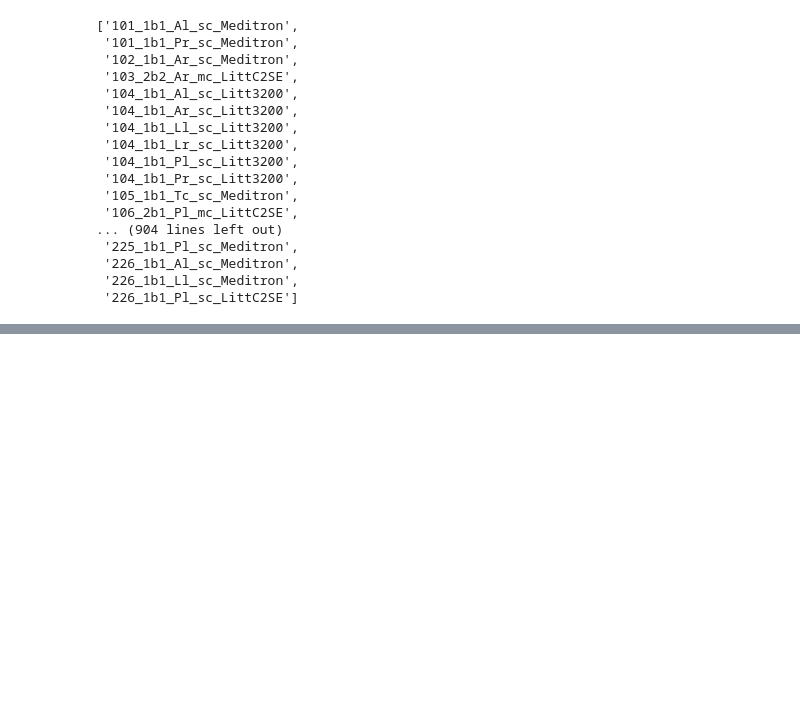
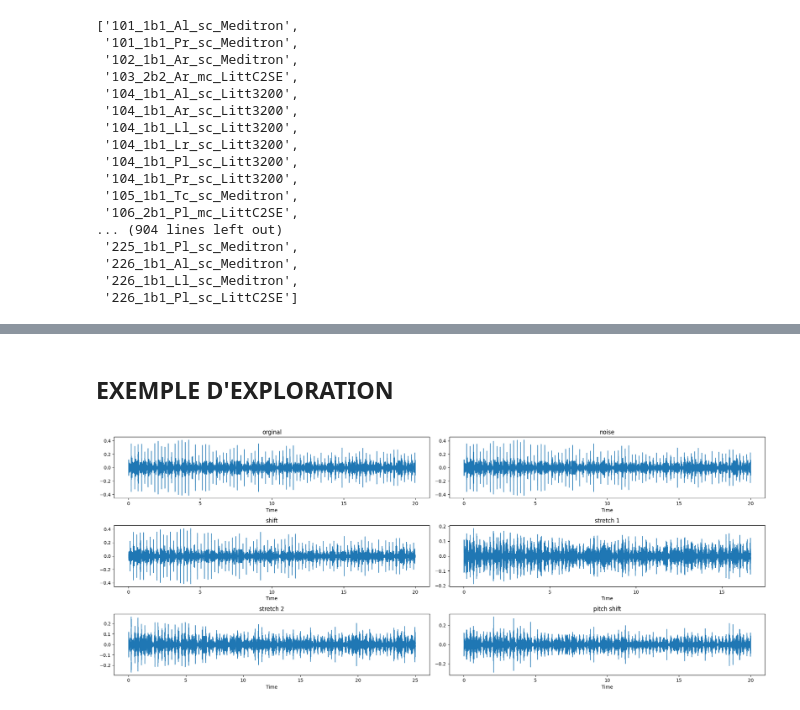
Before and after one commit to Hunkein/Exam-Son-Corentin-Kenny-Augustin-Theo, a Jupyter notebook: Exam-Son-Corentin-Kenny-Augustin-Theo.ipynb, the cells around one changed output, grey strips where cells are left out. Cells and saved outputs as stored; diff of their text form; code cells hidden in the pictures; blank space fills up the shorter version.

```diff
--- a/Exam-Son-Corentin-Kenny-Augustin-Theo.ipynb
+++ b/Exam-Son-Corentin-Kenny-Augustin-Theo.ipynb
@@ -55,3 +81,5 @@ files
+# %% [markdown]
+## EXEMPLE D'EXPLORATION
 # %%
 import librosa
 import numpy as np
@@ -66,8 +94,11 @@ def shift(data,x):
     return np.roll(data, x)
 
 def stretch(data, rate):
-    data = librosa.effects.time_stretch(data, rate)
-    return data
+    # Vérifiez que la fonction reçoit un signal mono et non un tuple (y, sr)
+    if isinstance(data, tuple):
+        data = data[0]
+    stretched_data = librosa.effects.time_stretch(data,rate=rate)
+    return stretched_data
 
 def pitch_shift (data , rate):
     data = librosa.effects.pitch_shift(data, sr=220250, n_steps=rate)
@@ -108,3 +139,7 @@ def show_audio(audio_path):
     plt.title('pitch shift')
 
     plt.tight_layout()
+# %%
+show_audio('./data/audio_and_txt_files/101_1b1_Al_sc_Meditron.wav')
+# %% [output]
+[figure, added]
```
Also changed, not shown: parts of 11 cells of this notebook.
